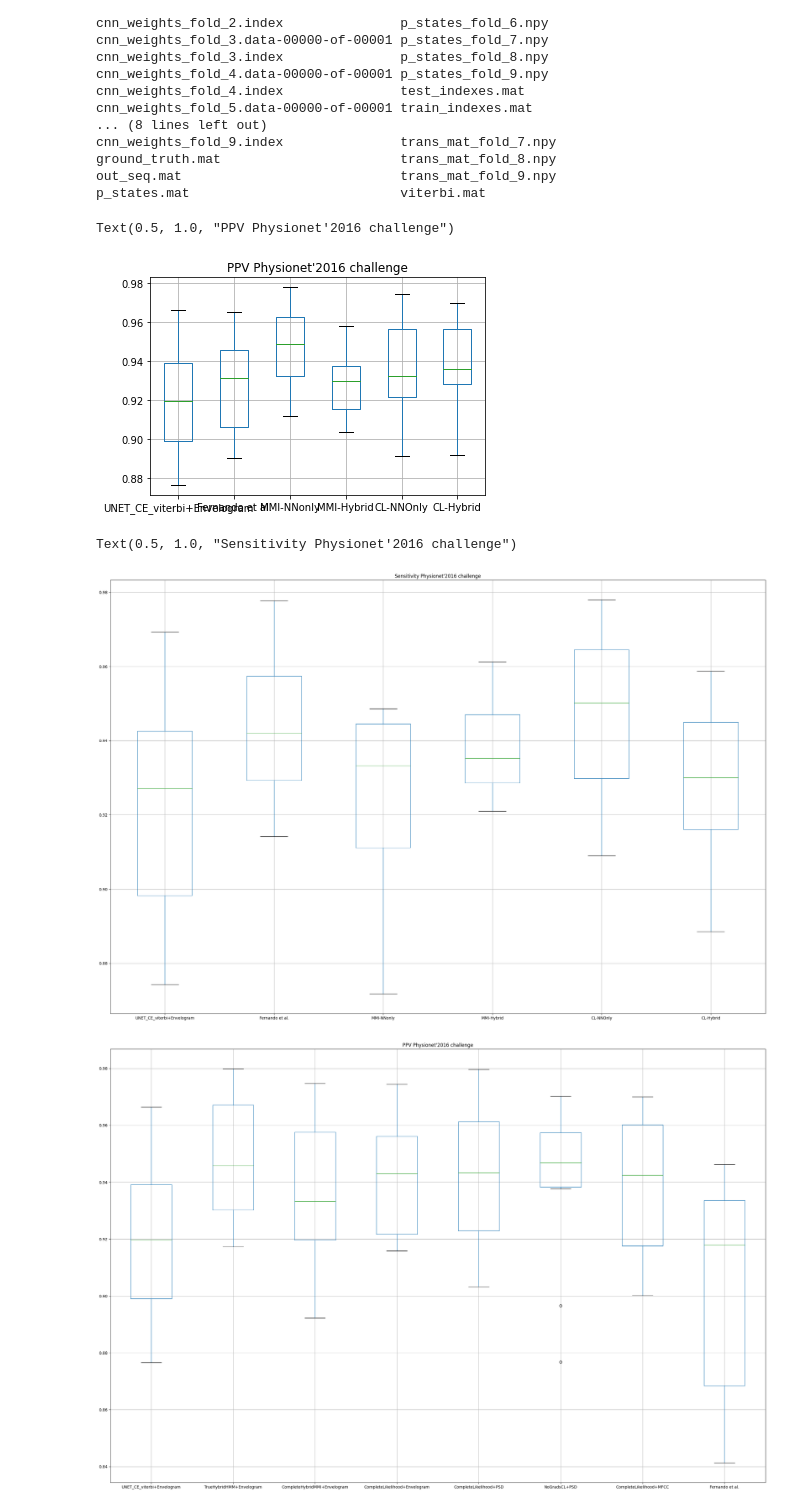
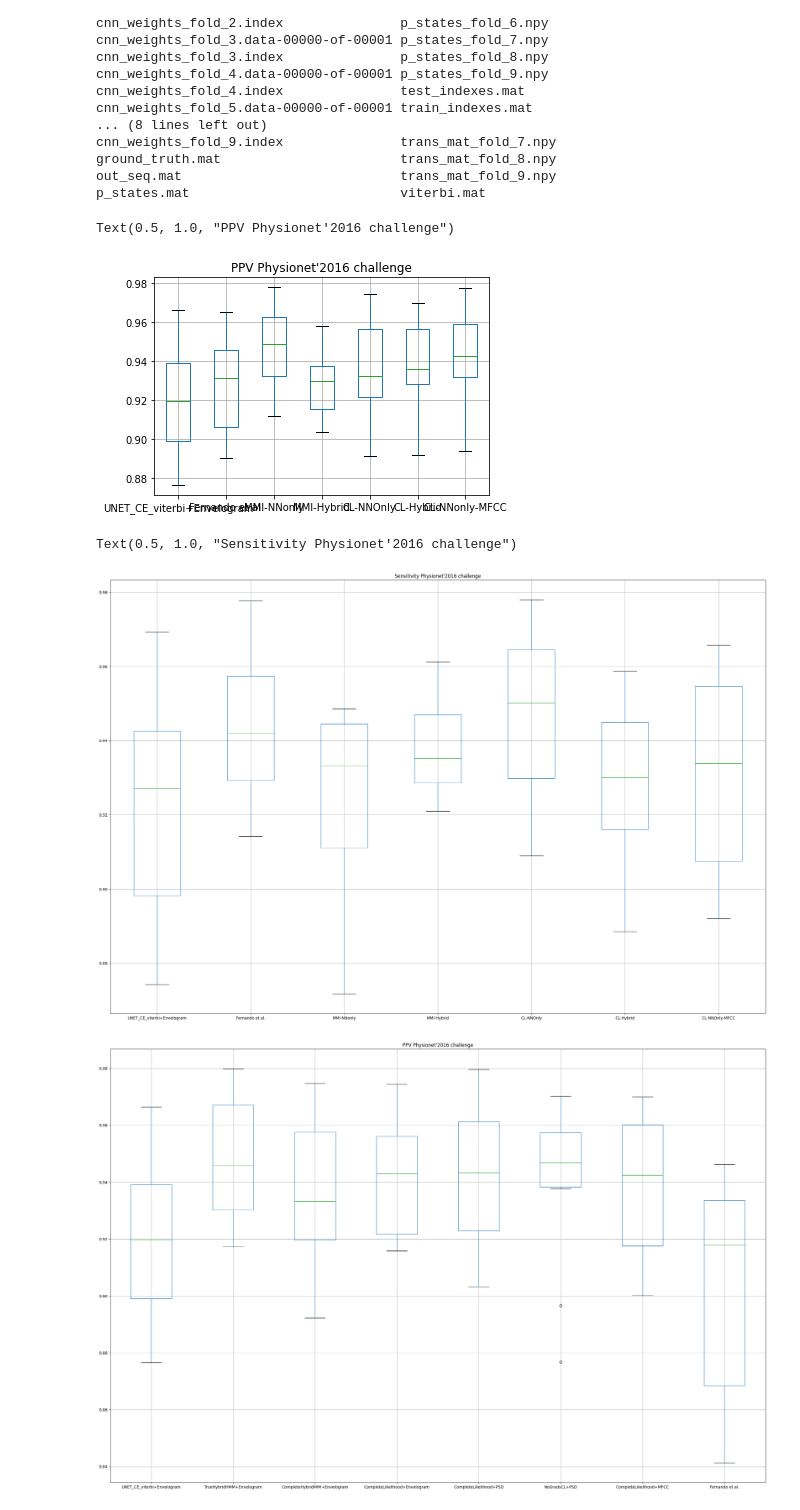
Before and after one commit to miguelmartins/hybrid-hmm, a Jupyter notebook: notebooks/physionet16_eval.ipynb, the cells around one changed output. Saved outputs shown, nothing was run; the diff lists cells and outputs as text; code cells hidden in the pictures.

Commit message:
Add hmm CL nn mfcc ph16

```diff
--- a/notebooks/physionet16_eval.ipynb
+++ b/notebooks/physionet16_eval.ipynb
@@ -186,4 +186,5 @@ ph16_hmm_nnonly_mmi_env = metrics_model('results/rerun/hybrid/hmm_nnonly_mmi_env
 ph16_hmm_hybrid_mmi_env = metrics_model('results/rerun/hybrid/hmm_hybrid_mmi_env_physio16/2022-09-16_15_46_30')
 ph16_hmm_nnonly_cl_env = metrics_model('results/rerun/hybrid/hmm_nnonly_cl_env_physio16/2022-09-18_09_38_31')
 ph_16_hmm_hybird_cl_env = metrics_model('results/rerun/hybrid/hmm_hybrid_cl_env_physio16/2022-09-19_10_57_50')
+ph_16_hmm_nnonly_cl_mfcc = metrics_model('results/rerun/hybrid/mfcc/2022-09-20_08_01_55')
 # %%
@@ -209,29 +210,31 @@ p_states.mat                           viterbi.mat
 # %%
 df = pd.DataFrame({'UNET_CE_viterbi+Envelogram': ph16_crosse_unet_env[1],
                    'Fernando et al.': ph16_fernando_CE_mfcc[1],
                    'MMI-NNonly': ph16_hmm_nnonly_mmi_env[1],
                    'MMI-Hybrid': ph16_hmm_hybrid_mmi_env[1],
                    'CL-NNOnly': ph16_hmm_nnonly_cl_env[1],
-                   'CL-Hybrid': ph_16_hmm_hybird_cl_env[1]
+                   'CL-Hybrid': ph_16_hmm_hybird_cl_env[1],
+                   'CL-NNonly-MFCC': ph_16_hmm_nnonly_cl_mfcc[1]
                    }) # no grads CL, no grads MMI,  CL envelogram, corrected fernando
 boxplot = df.boxplot(column=list(df.keys()), figsize=(30,20))
 plt.title('PPV Physionet\'2016 challenge')
 # %% [output]
 Text(0.5, 1.0, "PPV Physionet'2016 challenge")
-[figure, old version]
+[figure, new version]
 # %%
 df = pd.DataFrame({'UNET_CE_viterbi+Envelogram': ph16_crosse_unet_env[2],
                    'Fernando et al.': ph16_fernando_CE_mfcc[2],
                    'MMI-NNonly': ph16_hmm_nnonly_mmi_env[2], # run at 1e-3
                    'MMI-Hybrid': ph16_hmm_hybrid_mmi_env[2],
                    'CL-NNOnly': ph16_hmm_nnonly_cl_env[2], # run at 1e-3 maybe try 1e-4,
-                   'CL-Hybrid': ph_16_hmm_hybird_cl_env[2]
+                   'CL-Hybrid': ph_16_hmm_hybird_cl_env[2],
+                   'CL-NNOnly-MFCC': ph_16_hmm_nnonly_cl_mfcc[2]
                    }) # no grads CL, no grads MMI,  CL envelogram, corrected fernando
 boxplot = df.boxplot(column=list(df.keys()), figsize=(30,20))
 plt.title('Sensitivity Physionet\'2016 challenge')
 # %% [output]
 Text(0.5, 1.0, "Sensitivity Physionet'2016 challenge")
-[figure, old version]
+[figure, new version]
 # %%
 # Hybrid gradients_physionet16_cnn_envelograms_only
 ph16_hybrid_cnn_env = metrics_model('results/hybrid/hmm_gradshybrid_envelograms_physio16_10fold/2022-02-25_08_33_40')
```
Also changed, not shown: parts of 2 cells of this notebook.
